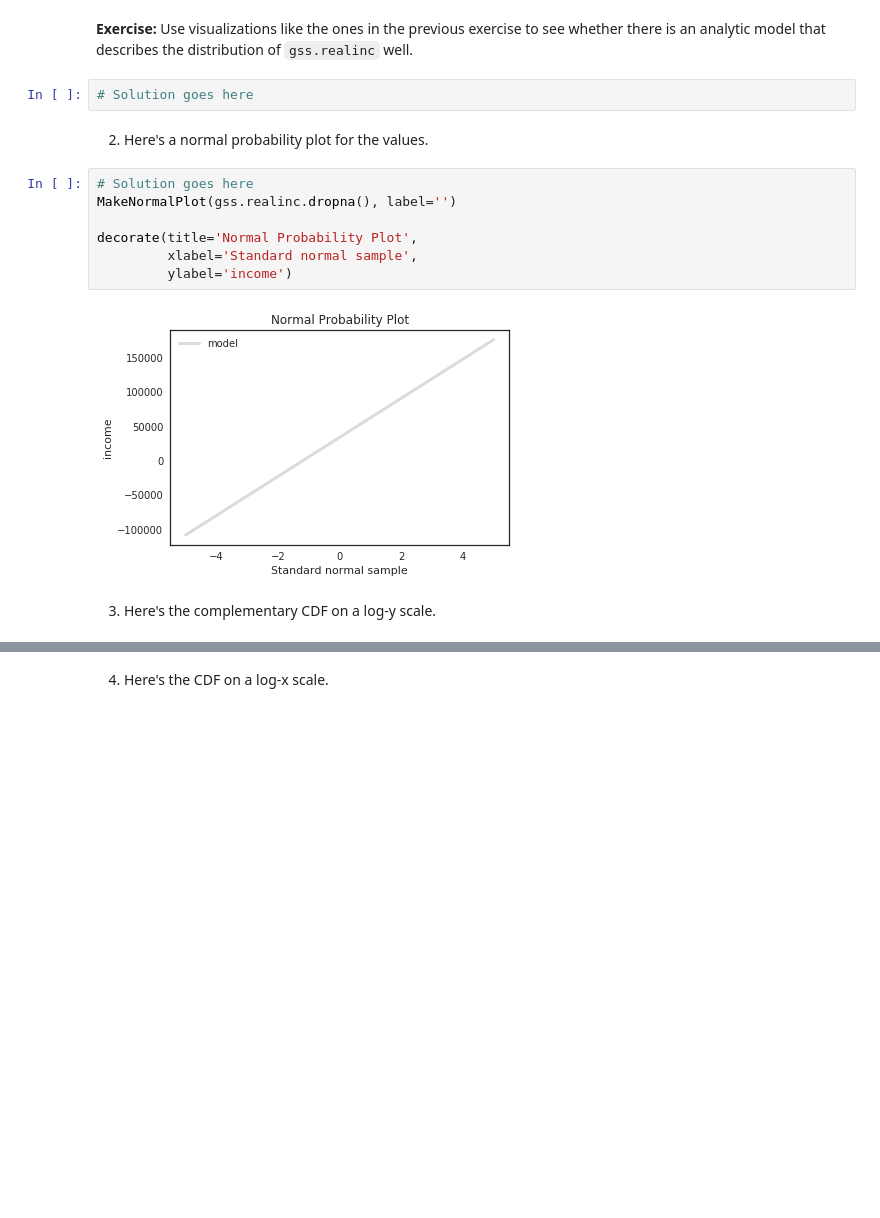
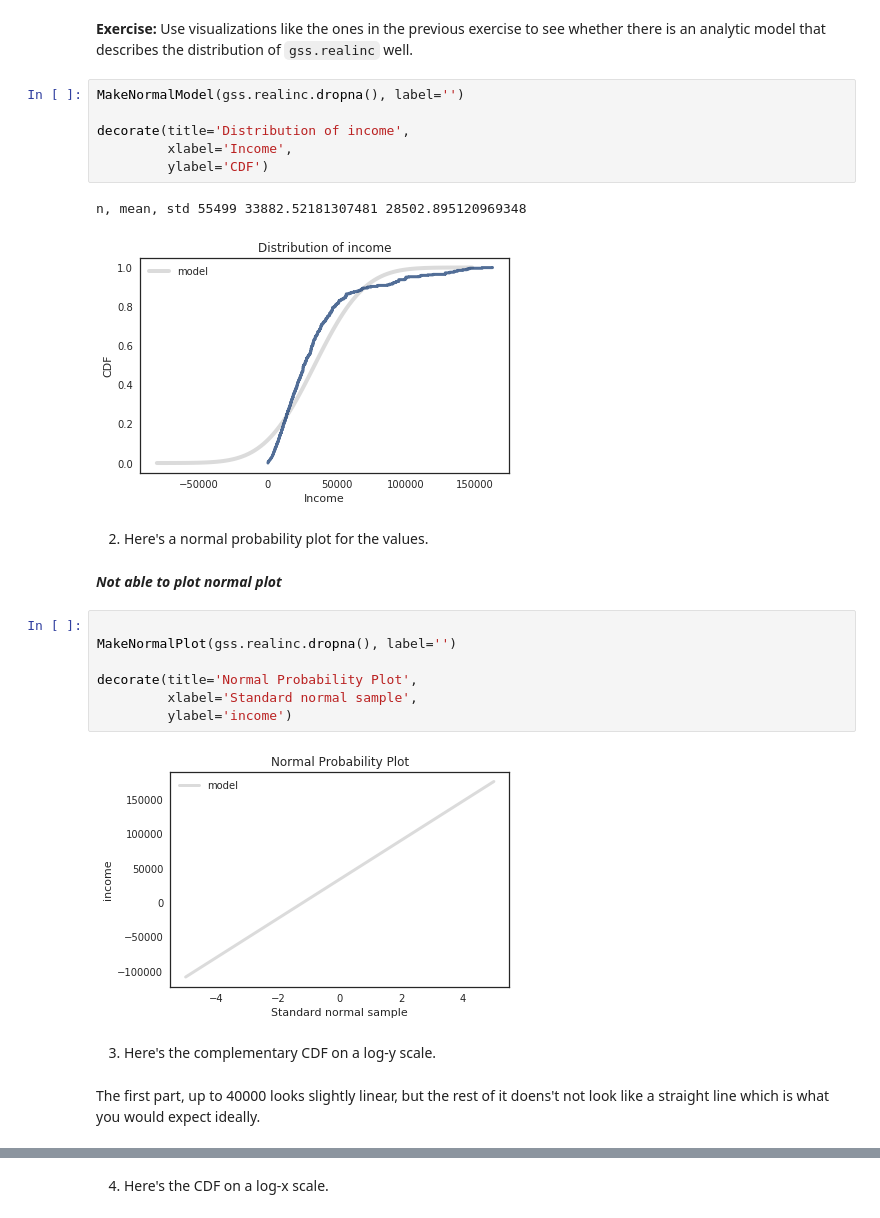
Before and after one commit to annagriffin/ThinkStats2, a Jupyter notebook: homeworks/homework02.ipynb, the cells around one changed output, grey strips where cells are left out. Cells and saved outputs as stored; diff of their text form; blank space fills up the shorter version.

```diff
--- a/homeworks/homework02.ipynb
+++ b/homeworks/homework02.ipynb
@@ -227,12 +222,21 @@ decorate(title='Distribution of income',
 [figure]
 # %% [markdown]
 **Exercise:** Use visualizations like the ones in the previous exercise to see whether there is an analytic model that describes the distribution of `gss.realinc` well.
-# %%
-# Solution goes here
+# %%
+MakeNormalModel(gss.realinc.dropna(), label='')
+
+decorate(title='Distribution of income',
+         xlabel='Income',
+         ylabel='CDF')
+# %% [output]
+n, mean, std 55499 33882.52181307481 28502.895120969348
+[figure, added]
 # %% [markdown]
 2) Here's a normal probability plot for the values.
+# %% [markdown]
+***Not able to plot normal plot***
 # %%
-# Solution goes here
+
 MakeNormalPlot(gss.realinc.dropna(), label='')
 
 decorate(title='Normal Probability Plot',
@@ -242,4 +246,6 @@ decorate(title='Normal Probability Plot',
 [figure]
 # %% [markdown]
 3) Here's the complementary CDF on a log-y scale.
+# %% [markdown]
+The first part, up to 40000 looks slightly linear, but the rest of it doens't not look like a straight line which is what you would expect ideally.
 # %%
```
Also changed, not shown: parts of 72 cells of this notebook, 1 other file.
